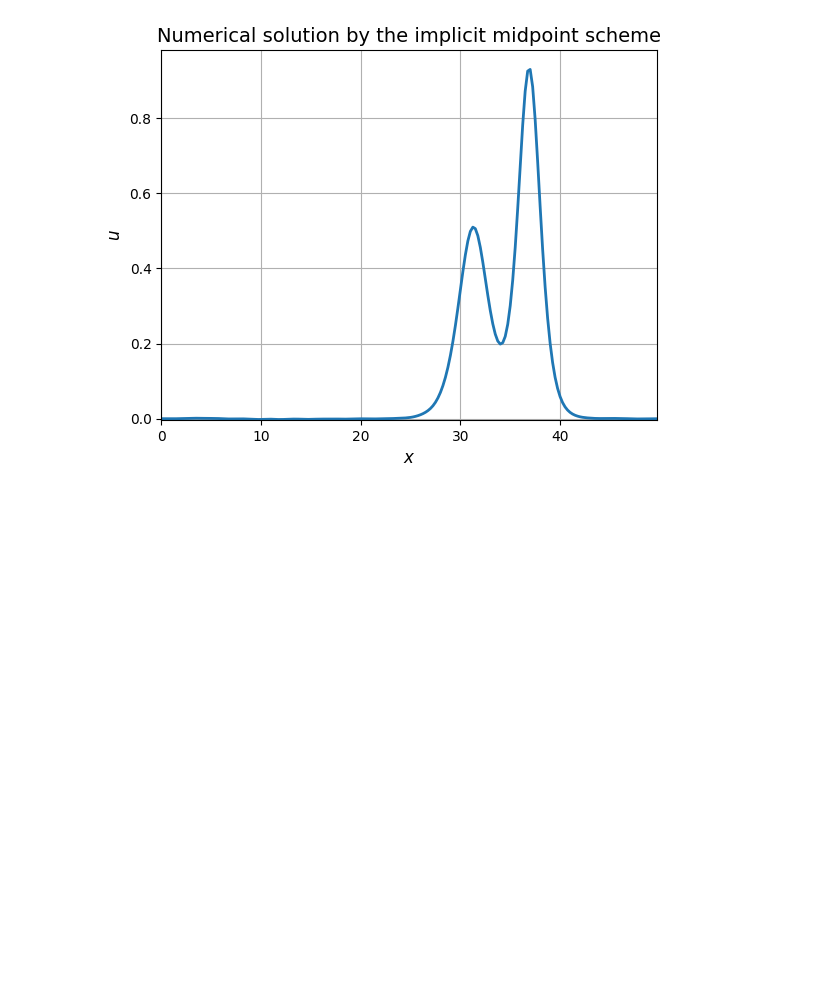
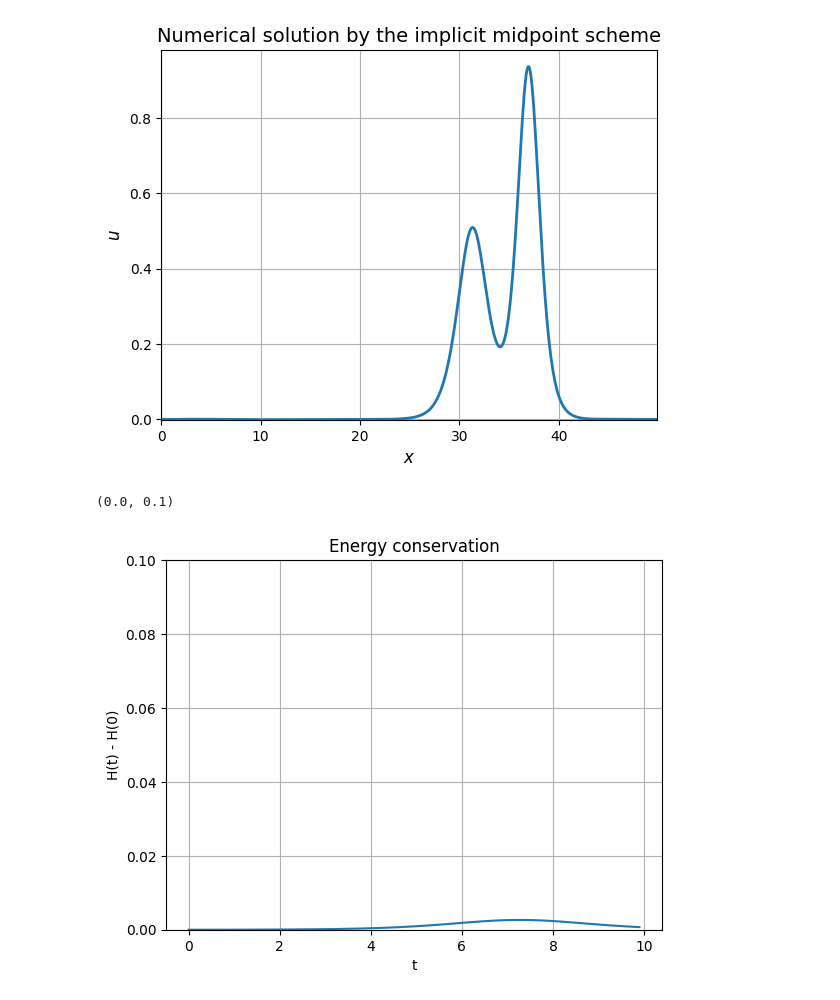
Before and after one commit to Kohmann/master-GAN, a Jupyter notebook: waveEquations/kdv_minimal.ipynb, the cells around one changed output. Cells and saved outputs as stored; diff of their text form; code cells hidden in the pictures; blank space fills up the shorter version.

```diff
--- a/waveEquations/kdv_minimal.ipynb
+++ b/waveEquations/kdv_minimal.ipynb
@@ -91,7 +91,7 @@ gamma = 1.0
 t_max = 10
 c = 2 # the speed and two times the height of the wave
 P = 50  # period
-M = 200  # number of spatial points
+M = 500  # number of spatial points
 N = 100 # number of temporal points
 
 k1= 0.70 # upper=0.7, lower
@@ -149,3 +150,26 @@ ani.save('implicit_midpoint.gif', fps=30)
 # %% [output]
 MovieWriter ffmpeg unavailable; using Pillow instead.
 [figure]
+# %%
+import torch
+import scipy.sparse
+def energy_conservation(u, dx, eta, gamma):
+    M = u.size(-1)
+    device = u.device
+    e = np.ones(M)
+    Dp = .5 / dx * spdiags([e, -e, e, -e], np.array([-M + 1, -1, 1, M - 1]), M, M).toarray()
+    Dp = torch.tensor(Dp, dtype=torch.float32, device=device)
+
+    H = lambda u: dx*torch.sum(-1/6*eta*u**3 + (.5*gamma**2*torch.matmul(Dp,u.transpose(1, 2)).transpose(1, 2)**2), dim=2)
+    Ht = H(u)
+    return torch.abs(Ht - Ht[:, 0, None])
+H = energy_conservation(torch.tensor(u, dtype=torch.float32, device='cpu').unsqueeze(0), dx, eta, gamma)
+plt.plot(t, H[0].numpy())
+plt.xlabel('t')
+plt.ylabel('H(t) - H(0)')
+plt.title('Energy conservation')
+plt.grid()
+plt.ylim((0, 0.1))
+# %% [output]
+(0.0, 0.1)
+[figure, added]
```
Also changed, not shown: parts of 2 cells of this notebook, 1 other file.
